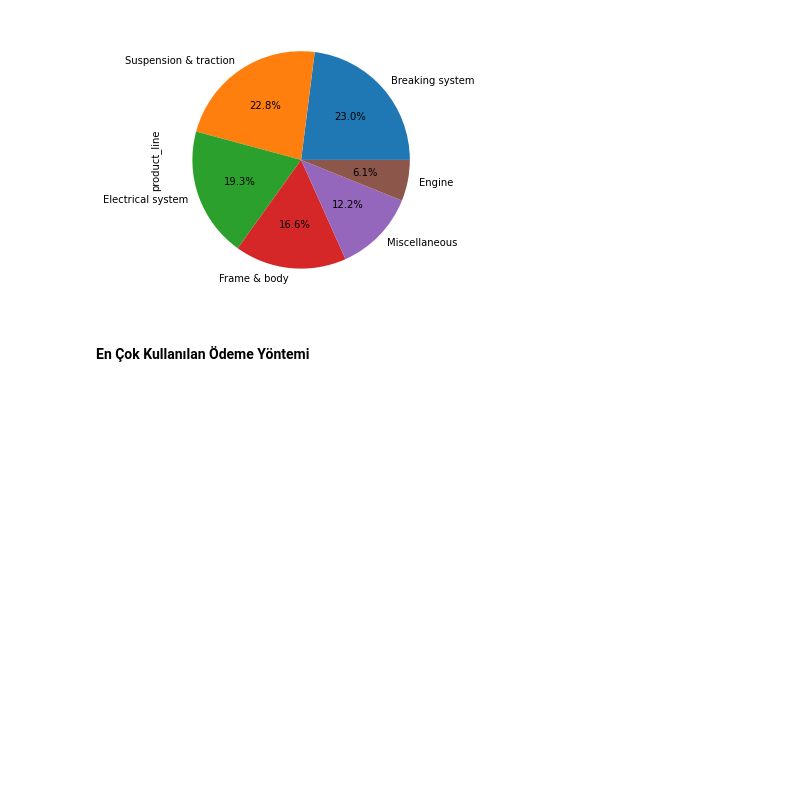
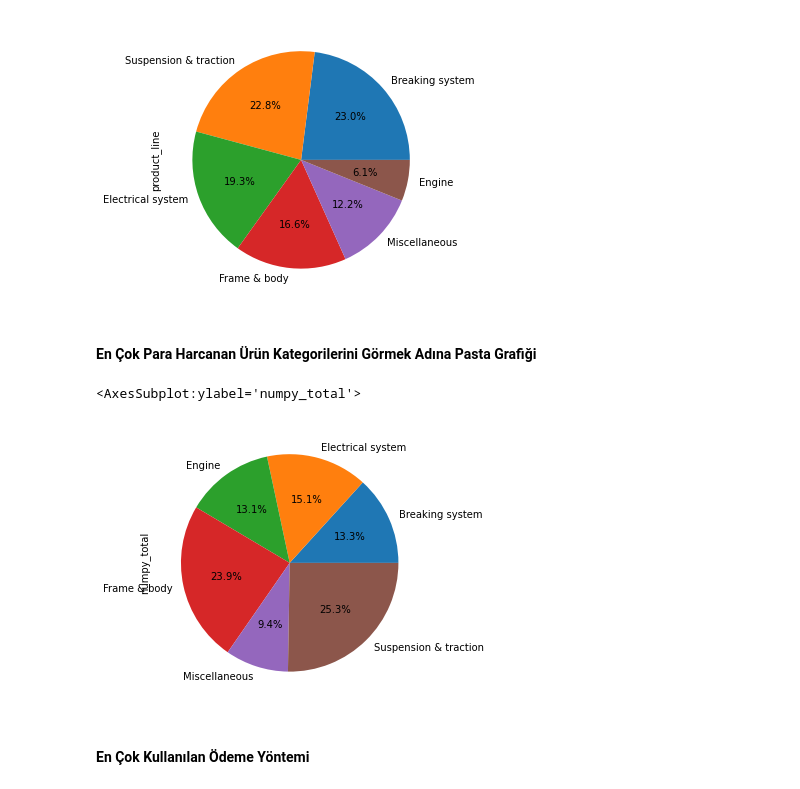
Before and after one commit to spacegondar/Sales-Analys-, a Jupyter notebook: notebook/sales.ipynb, the cells around one changed output. Cells and saved outputs as stored; diff of their text form; code cells hidden in the pictures; blank space fills up the shorter version.

Commit message:
Totale göre pasta grafiği ve en çok satış yapılan bölge için bar plot eklendi

```diff
--- a/notebook/sales.ipynb
+++ b/notebook/sales.ipynb
@@ -12,7 +12,7 @@ import seaborn as sns
 # %% [markdown]
 ## Veri Keşfi ve Veri Temizleme
 # %%
-sales = pd.read_csv('Downloads/sales_data.csv', parse_dates = ['date'])
+sales = pd.read_csv('../data/sales_data.csv', parse_dates = ['date'])
 # %%
 sales.shape
 # %% [output]
@@ -121,6 +121,14 @@ sales['product_line'].value_counts().plot(kind='pie', figsize= (5,5), autopct="%
 plt.show()
 # %% [output]
 [figure]
+# %% [markdown]
+#### En Çok Para Harcanan Ürün Kategorilerini Görmek Adına Pasta Grafiği
+# %%
+prodanaly=sales.groupby('product_line').sum()
+prodanaly['numpy_total'].plot(kind='pie', figsize= (5,5), autopct="%.1f%%")
+# %% [output]
+<AxesSubplot:ylabel='numpy_total'>
+[figure, added]
 # %% [markdown]
 #### En Çok Kullanılan Ödeme Yöntemi
 # %%
```
Also changed, not shown: parts of 3 cells of this notebook.
